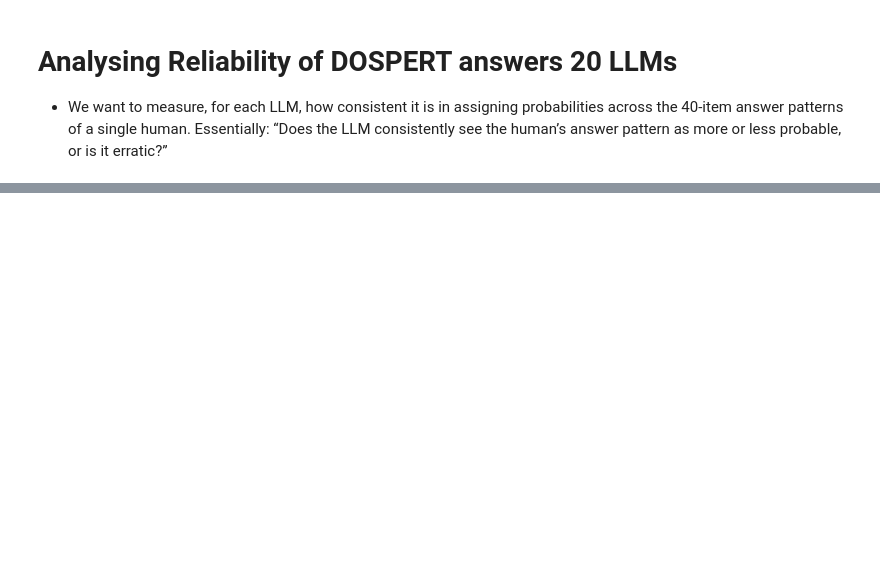
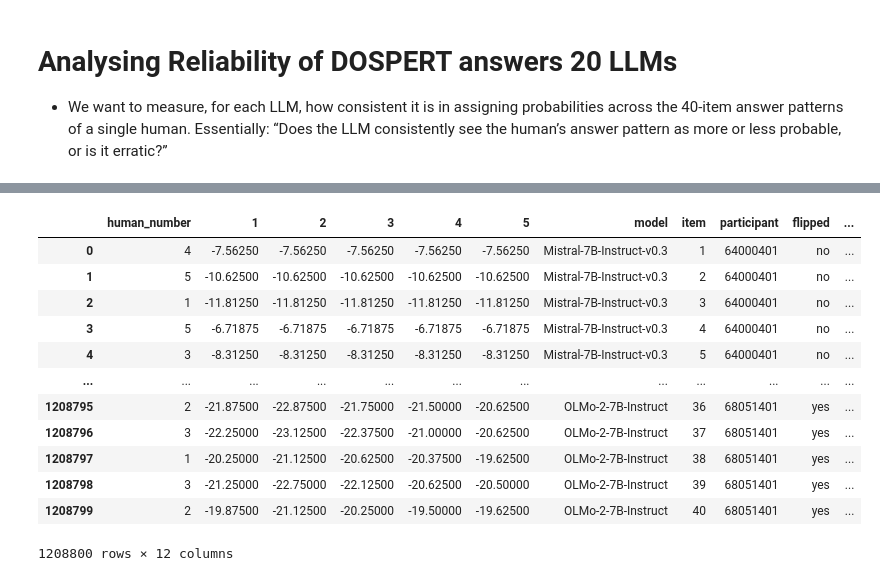
Before and after one commit to jelenameyer/LLMBehaviourGeneralizability, a Jupyter notebook: analysisScripts/survey_data_analysis/survey_data_anal.ipynb, the cells around one changed output, grey strips where cells are left out. Drawn from its saved outputs; the diff is of its cells as text; code cells hidden in the pictures; blank space fills up the shorter version.

```diff
--- a/analysisScripts/survey_data_analysis/survey_data_anal.ipynb
+++ b/analysisScripts/survey_data_analysis/survey_data_anal.ipynb
@@ -48,0 +5,36 @@ OLMo-2-7B-Instruct DataFrame loaded
+# %%
+# packages
+import pandas as pd
+import numpy as np
+import glob
+import os
+import matplotlib.pyplot as plt
+
+# Initialize empty list to store DataFrames
+dospert_dataframes = []
+
+path = "outputs"  # folder with CSVs
+
+for file in glob.glob(os.path.join(path, "*_dospert_scores.csv")):
+    model_name = os.path.basename(file).replace("_dospert_scores.csv", "")
+
+    # Read the CSV
+    df = pd.read_csv(file)
+
+    # Append to list
+    dospert_dataframes.append(df)
+
+# Concatenate all DataFrames into one big DataFrame
+merged_dospert_data = pd.concat(dospert_dataframes, ignore_index=True)
+
+print(f"\nMerged DataFrame shape: {merged_dospert_data.shape}")
+print(f"Total models: {merged_dospert_data['model'].nunique()}")
+print(f"Models included: {sorted(merged_dospert_data['model'].unique())}")
+
+# Check column names
+print(f"\nColumns: {list(merged_dospert_data.columns)}")
+
+# add column with predicted logprob for actual human answers
+merged_dospert_data['logprob_predicted'] = merged_dospert_data.apply(
+    lambda row: row[str(row['human_number'])], axis=1
+)
@@ -48,0 +47,16 @@ OLMo-2-7B-Instruct DataFrame loaded
+# %%
+merged_dospert_data
+# %% [output]
+|  | human_number | 1 | 2 | 3 | 4 | 5 | model | item | participant | flipped | ... |
+| 0 | 4 | -7.56250 | -7.56250 | -7.56250 | -7.56250 | -7.56250 | Mistral-7B-Instruct-v0.3 | 1 | 64000401 | no | ... |
+| 1 | 5 | -10.62500 | -10.62500 | -10.62500 | -10.62500 | -10.62500 | Mistral-7B-Instruct-v0.3 | 2 | 64000401 | no | ... |
+| 2 | 1 | -11.81250 | -11.81250 | -11.81250 | -11.81250 | -11.81250 | Mistral-7B-Instruct-v0.3 | 3 | 64000401 | no | ... |
+| 3 | 5 | -6.71875 | -6.71875 | -6.71875 | -6.71875 | -6.71875 | Mistral-7B-Instruct-v0.3 | 4 | 64000401 | no | ... |
+| 4 | 3 | -8.31250 | -8.31250 | -8.31250 | -8.31250 | -8.31250 | Mistral-7B-Instruct-v0.3 | 5 | 64000401 | no | ... |
+| ... | ... | ... | ... | ... | ... | ... | ... | ... | ... | ... | ... |
+| 1208795 | 2 | -21.87500 | -22.87500 | -21.75000 | -21.50000 | -20.62500 | OLMo-2-7B-Instruct | 36 | 68051401 | yes | ... |
+| 1208796 | 3 | -22.25000 | -23.12500 | -22.37500 | -21.00000 | -20.62500 | OLMo-2-7B-Instruct | 37 | 68051401 | yes | ... |
+| 1208797 | 1 | -20.25000 | -21.12500 | -20.62500 | -20.37500 | -19.62500 | OLMo-2-7B-Instruct | 38 | 68051401 | yes | ... |
+| 1208798 | 3 | -21.25000 | -22.75000 | -22.12500 | -20.62500 | -20.50000 | OLMo-2-7B-Instruct | 39 | 68051401 | yes | ... |
+| 1208799 | 2 | -19.87500 | -21.12500 | -20.25000 | -19.50000 | -19.62500 | OLMo-2-7B-Instruct | 40 | 68051401 | yes | ... |
+1208800 rows × 12 columns
```
Also changed, not shown: parts of 6 cells of this notebook.
